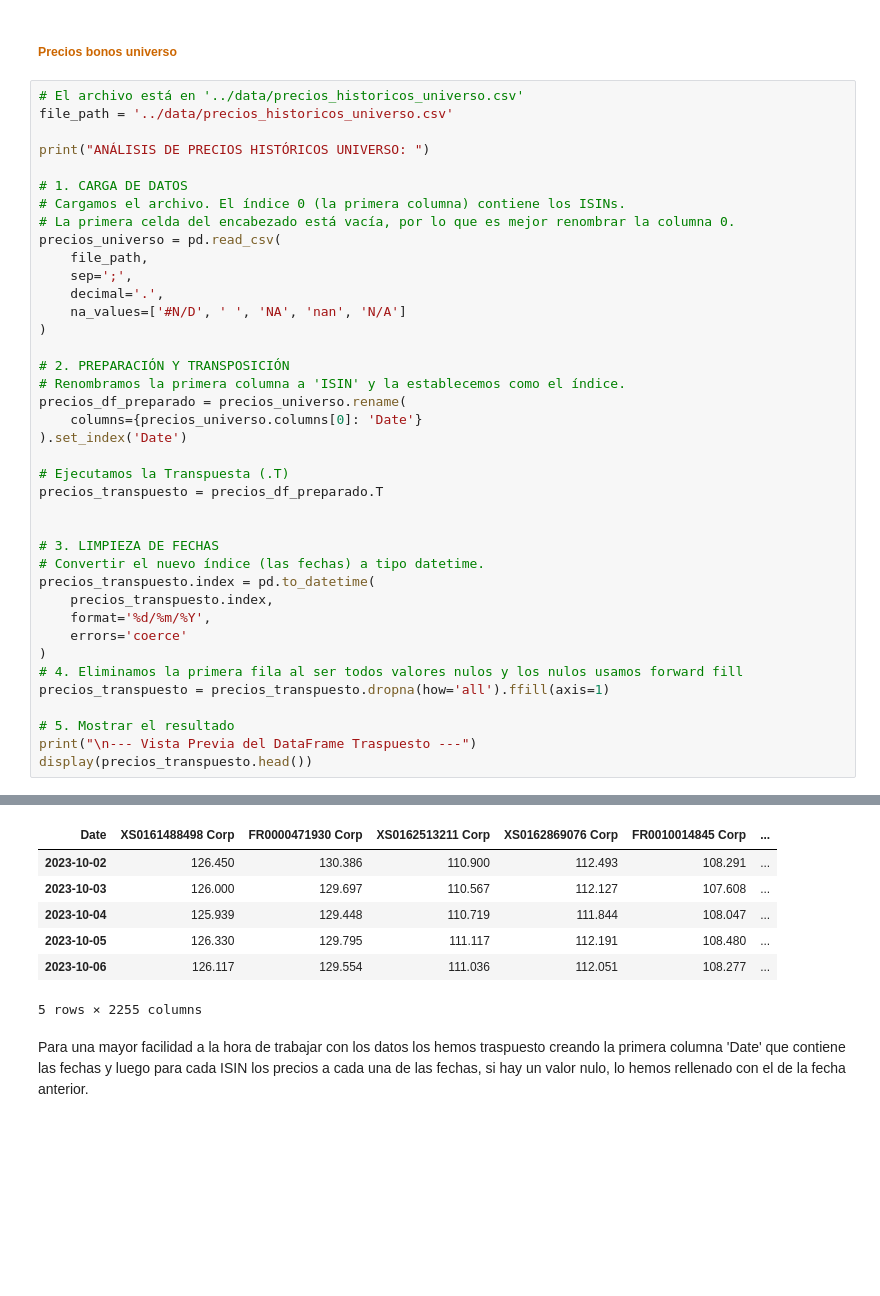
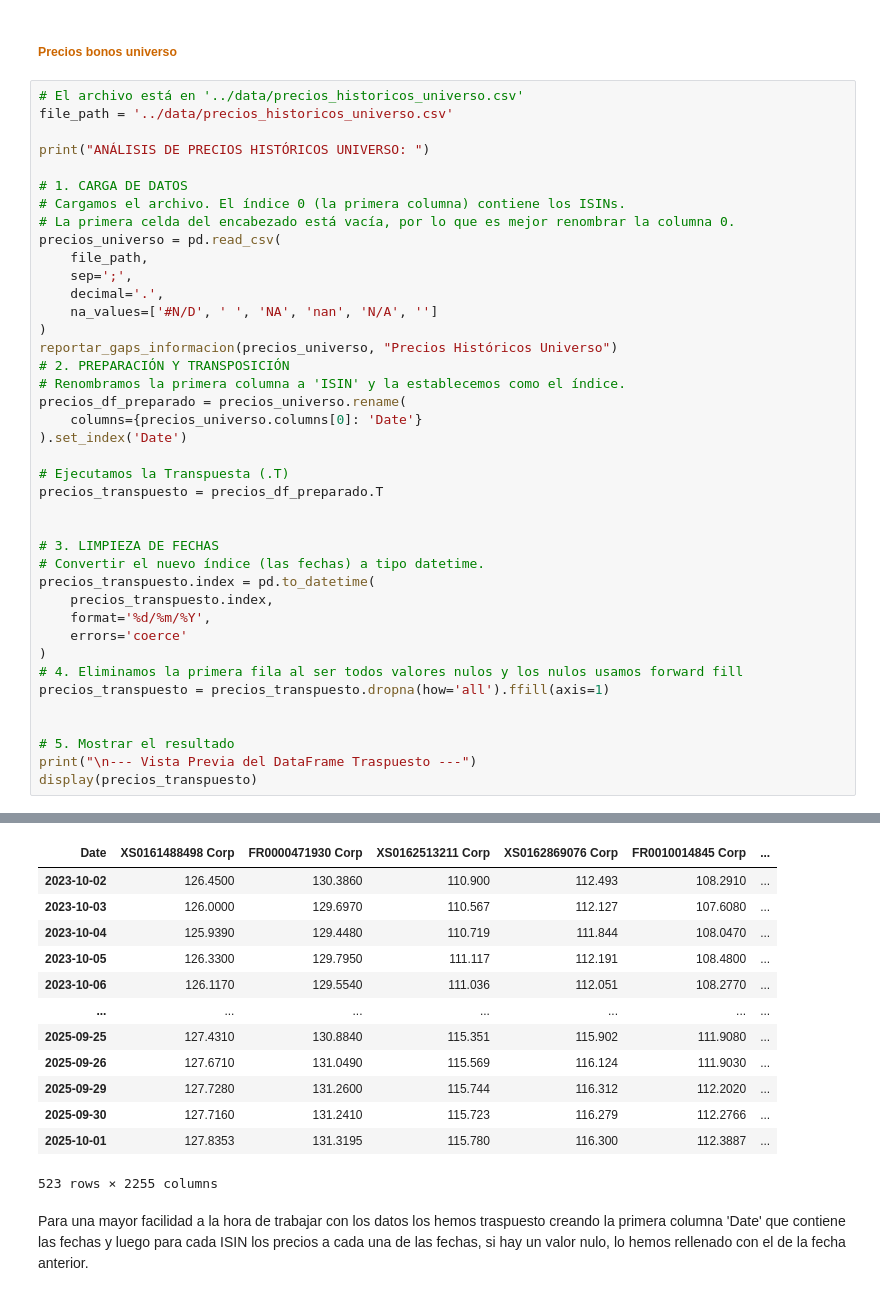
Before and after one commit to Romequinco/TAREA_RENTA_FIJA_1, a Jupyter notebook: src/TallerRF_AnálisisCartera_Enunciado_Josep.ipynb, the cells around one changed output, grey strips where cells are left out. Cells and saved outputs as stored; diff of their text form; blank space fills up the shorter version.

```diff
--- a/src/TallerRF_AnálisisCartera_Enunciado_Josep.ipynb
+++ b/src/TallerRF_AnálisisCartera_Enunciado_Josep.ipynb
@@ -936,9 +936,9 @@ precios_universo = pd.read_csv(
     file_path,
     sep=';',
     decimal='.',
-    na_values=['#N/D', ' ', 'NA', 'nan', 'N/A']
+    na_values=['#N/D', ' ', 'NA', 'nan', 'N/A', '']
 )
-
+reportar_gaps_informacion(precios_universo, "Precios Históricos Universo")
 # 2. PREPARACIÓN Y TRANSPOSICIÓN
 # Renombramos la primera columna a 'ISIN' y la establecemos como el índice.
 precios_df_preparado = precios_universo.rename(
@@ -959,9 +959,10 @@ precios_transpuesto.index = pd.to_datetime(
 # 4. Eliminamos la primera fila al ser todos valores nulos y los nulos usamos forward fill
 precios_transpuesto = precios_transpuesto.dropna(how='all').ffill(axis=1)
 
+
 # 5. Mostrar el resultado
 print("\n--- Vista Previa del DataFrame Traspuesto ---")
-display(precios_transpuesto.head())
+display(precios_transpuesto)
 # %% [output]
 ANÁLISIS DE PRECIOS HISTÓRICOS UNIVERSO:
 
@@ -968,11 +983,17 @@ ANÁLISIS DE PRECIOS HISTÓRICOS UNIVERSO:
 --- Vista Previa del DataFrame Traspuesto ---
 | Date | XS0161488498 Corp | FR0000471930 Corp | XS0162513211 Corp | XS0162869076 Corp | FR0010014845 Corp | ... |
-| 2023-10-02 | 126.450 | 130.386 | 110.900 | 112.493 | 108.291 | ... |
-| 2023-10-03 | 126.000 | 129.697 | 110.567 | 112.127 | 107.608 | ... |
-| 2023-10-04 | 125.939 | 129.448 | 110.719 | 111.844 | 108.047 | ... |
-| 2023-10-05 | 126.330 | 129.795 | 111.117 | 112.191 | 108.480 | ... |
-| 2023-10-06 | 126.117 | 129.554 | 111.036 | 112.051 | 108.277 | ... |
+| 2023-10-02 | 126.4500 | 130.3860 | 110.900 | 112.493 | 108.2910 | ... |
+| 2023-10-03 | 126.0000 | 129.6970 | 110.567 | 112.127 | 107.6080 | ... |
+| 2023-10-04 | 125.9390 | 129.4480 | 110.719 | 111.844 | 108.0470 | ... |
+| 2023-10-05 | 126.3300 | 129.7950 | 111.117 | 112.191 | 108.4800 | ... |
+| 2023-10-06 | 126.1170 | 129.5540 | 111.036 | 112.051 | 108.2770 | ... |
+| ... | ... | ... | ... | ... | ... | ... |
+| 2025-09-25 | 127.4310 | 130.8840 | 115.351 | 115.902 | 111.9080 | ... |
+| 2025-09-26 | 127.6710 | 131.0490 | 115.569 | 116.124 | 111.9030 | ... |
+| 2025-09-29 | 127.7280 | 131.2600 | 115.744 | 116.312 | 112.2020 | ... |
+| 2025-09-30 | 127.7160 | 131.2410 | 115.723 | 116.279 | 112.2766 | ... |
+| 2025-10-01 | 127.8353 | 131.3195 | 115.780 | 116.300 | 112.3887 | ... |
-5 rows × 2255 columns
+523 rows × 2255 columns
 # %% [markdown]
 Para una mayor facilidad a la hora de trabajar con los datos los hemos traspuesto creando la primera columna 'Date' que  contiene las fechas y luego para cada ISIN los precios a cada una de las fechas, si hay un valor nulo, lo hemos rellenado con el de la fecha anterior.
 # %% [markdown]
```
Also changed, not shown: parts of 10 cells of this notebook.
